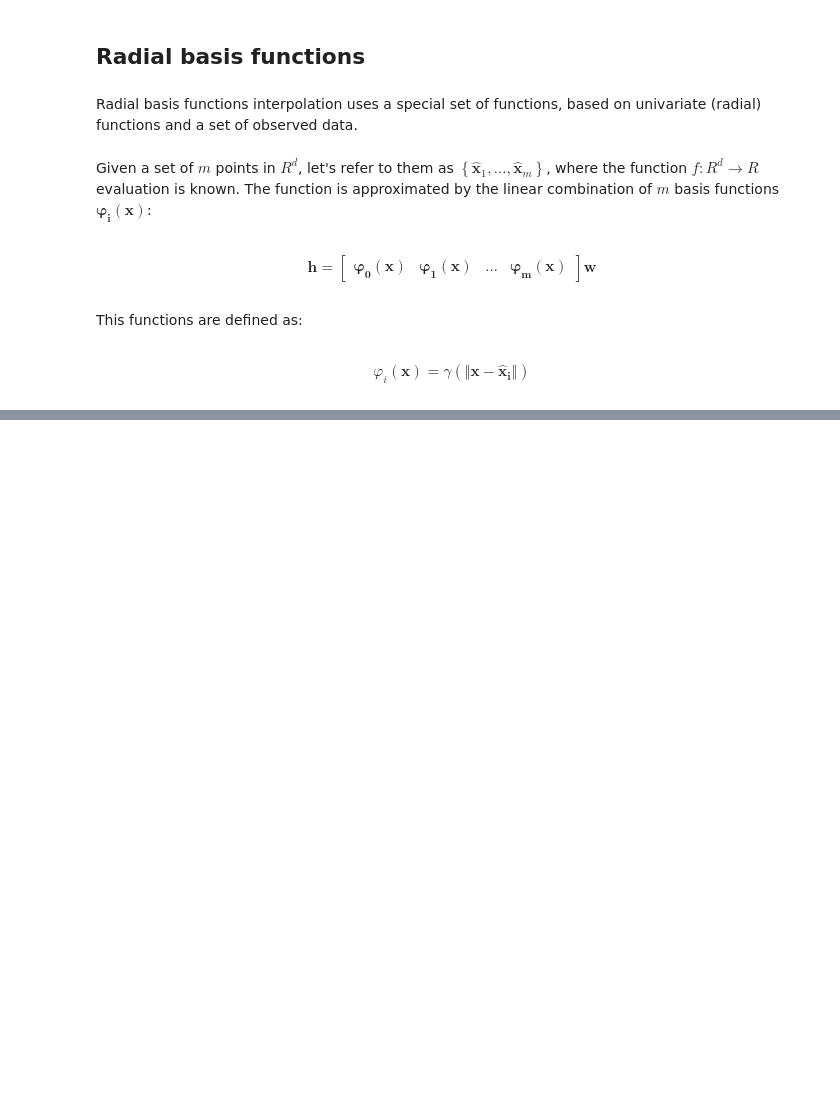
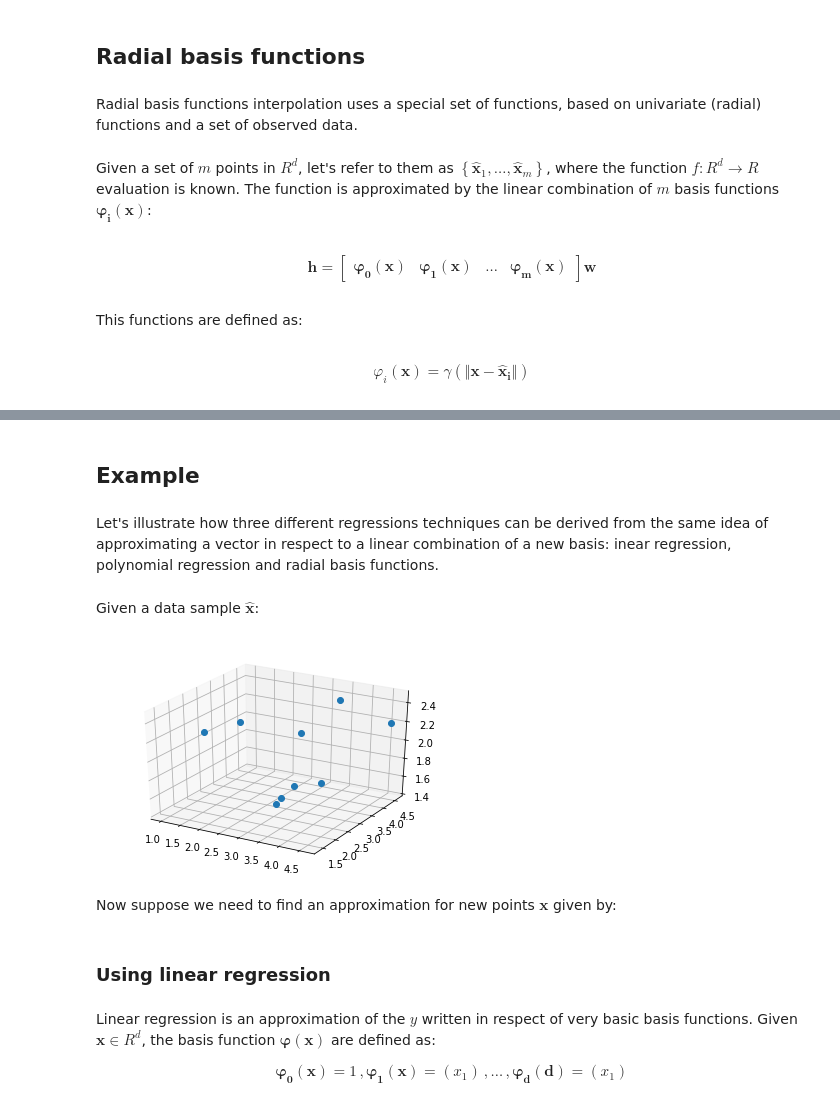
Before and after one commit to dplucenio/notes-on-linear-algebra, a Jupyter notebook: Radial basis functions.ipynb, the cells around one changed output, grey strips where cells are left out. Cells and saved outputs as stored; diff of their text form; code cells hidden in the pictures; blank space fills up the shorter version.

Commit message:
Add examples of different types of regressions

```diff
--- a/Radial basis functions.ipynb
+++ b/Radial basis functions.ipynb
@@ -48,0 +49,6 @@ Where $\Vert \mathbf{v} \Vert$, denotes the norm of the vector $\mathbf{v}$ and
+# %% [markdown]
+## Example
+# %% [markdown]
+Let's illustrate how three different regressions techniques can be derived from the same idea of approximating a vector in respect to a linear combination of a new basis: inear regression, polynomial regression and radial basis functions.
+# %% [markdown]
+Given a data sample $\mathbf{\hat{x}}$:
@@ -48,0 +60,23 @@ Where $\Vert \mathbf{v} \Vert$, denotes the norm of the vector $\mathbf{v}$ and
+# %%
+X = np.array(
+    [[1.0, 4.2],
+     [1.4, 2.3],
+     [4.2, 1.4],
+     [3.8, 3.8],
+     [3.0, 2.6],
+     [2.6, 3.4],
+     [2.6, 4.2],
+     [4.6, 4.6],
+     [4.6, 1.8],
+    ]
+)
+y = np.array([2.0, 2.2, 2.0, 2.5, 1.5, 1.4, 2, 2.2, 2])
+# %%
+fig = plt.figure()
+ax = fig.add_subplot(111, projection='3d')
+ax.plot(X[:,0],X[:,1],y,'o')
+plt.show()
+# %% [output]
+[figure, added]
+# %% [markdown]
+Now suppose we need to find an approximation for new points $\mathbf{x}$ given by:
@@ -48,0 +87,6 @@ Where $\Vert \mathbf{v} \Vert$, denotes the norm of the vector $\mathbf{v}$ and
+# %% [markdown]
+### Using linear regression
+# %% [markdown]
+Linear regression is an approximation of the $y$ written in respect of very basic basis functions. Given $\mathbf{x} \in R^d$, the basis function $\mathbf{\varphi}(\mathbf{x})$ are defined as:
+
+$$\mathbf{\varphi_0}(\mathbf{x})=1\,,\mathbf{\varphi_1}(\mathbf{x})=(x_1)\,,\ldots\,,\mathbf{\varphi_d}(\mathbf{d})=(x_1)$$
```
Also changed, not shown: parts of 12 cells of this notebook.
